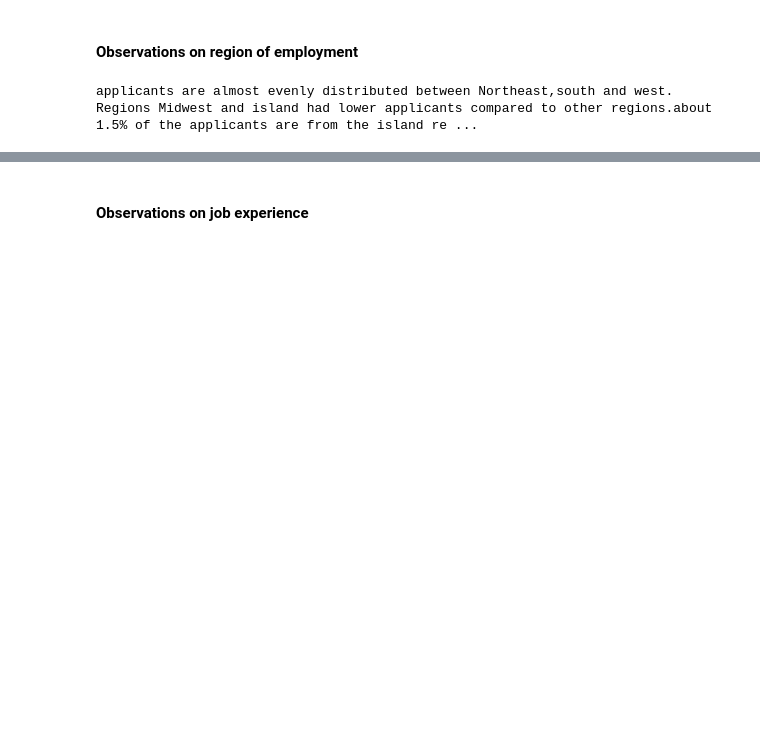
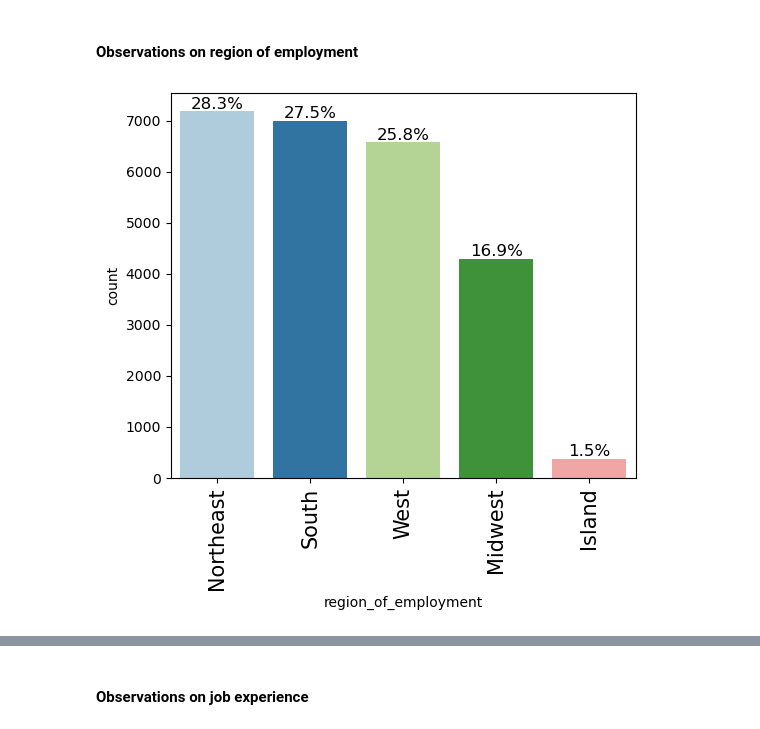
Before and after one commit to dk-study9900/ai-ml, a Jupyter notebook: ML/EasyVisa-Project2/EasyVisa_Full_Code_Notebook copy.ipynb, the cells around one changed output, grey strips where cells are left out. Cells and saved outputs as stored; diff of their text form; code cells hidden in the pictures; blank space fills up the shorter version.

```diff
--- a/ML/EasyVisa-Project2/EasyVisa_Full_Code_Notebook copy.ipynb
+++ b/ML/EasyVisa-Project2/EasyVisa_Full_Code_Notebook copy.ipynb
@@ -440,9 +452,6 @@ education_of_employee  most applicants have some form of higher education degree
 # %% [markdown]
 #### Observations on region of employment
 # %%
-print ("applicants are almost evenly distributed between Northeast,south and west. Regions Midwest and island had lower applicants compared to other regions." \
-      "about 1.5% of the applicants are from the island region" \
-      "from the data Northeast,south and west are more prefered regions by the applicants " \
-      )
+labeled_barplot(data_cleaned, 'region_of_employment', perc=True, n=None)
 # %% [output]
-applicants are almost evenly distributed between Northeast,south and west. Regions Midwest and island had lower applicants compared to other regions.about 1.5% of the applicants are from the island re ...
+[figure, added]
```
Also changed, not shown: parts of 48 cells of this notebook, 2 other files.
